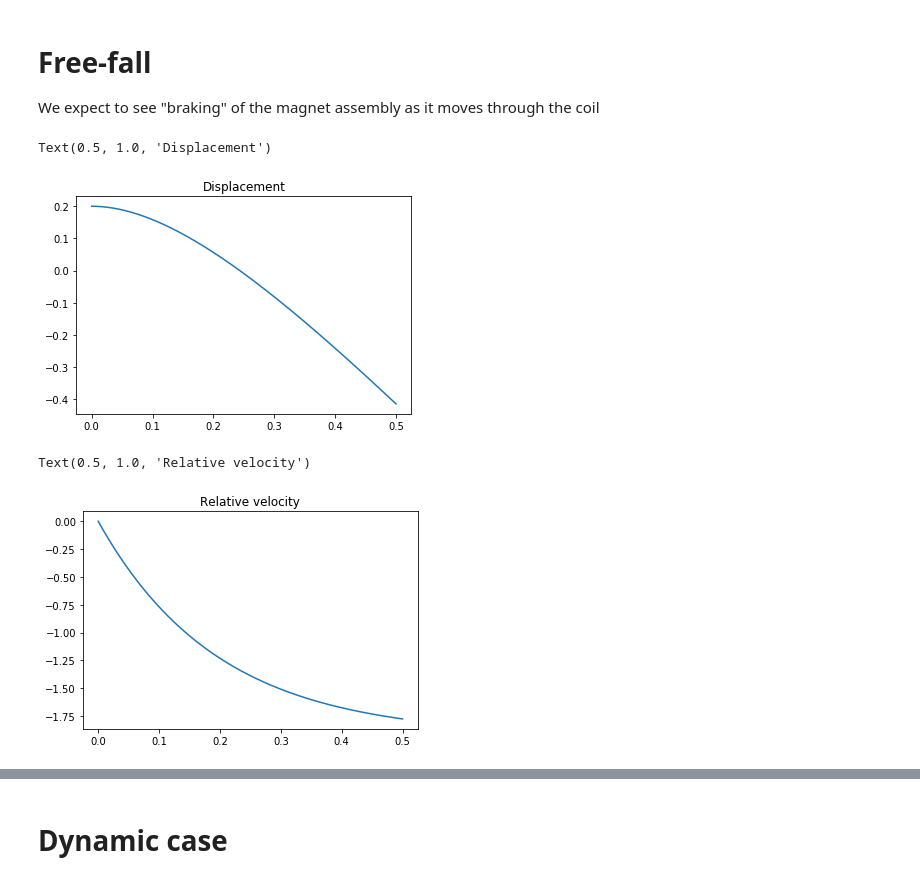
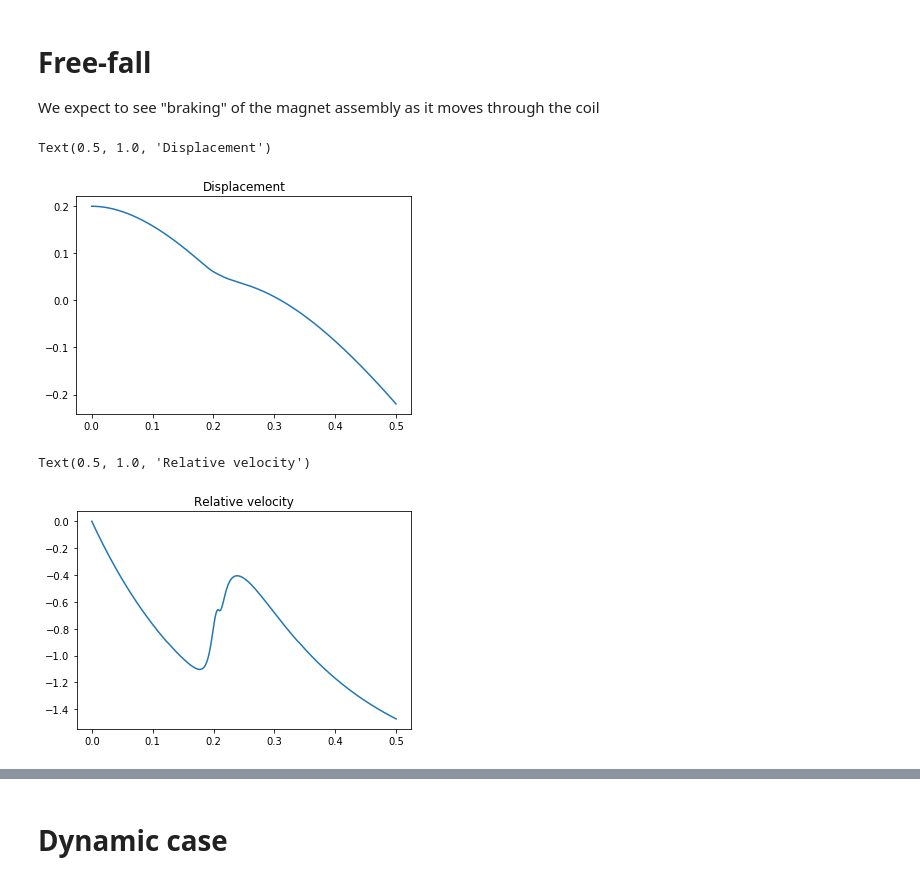
Before and after one commit to mnicstruwig/FlexibleFluxSimulator, a Jupyter notebook: notebooks/2018-11-16-Prototype-Unified-ODE.ipynb, the cells around one changed output, grey strips where cells are left out. Saved outputs shown, nothing was run; the diff lists cells and outputs as text; code cells hidden in the pictures.

Commit message:
Add new electrical system and coupling.

```diff
--- a/notebooks/2018-11-16-Prototype-Unified-ODE.ipynb
+++ b/notebooks/2018-11-16-Prototype-Unified-ODE.ipynb
@@ -96,14 +140,22 @@ accelerometer_freefall.acceleration_df['z_G'] = 0.0
+# %%
+load = SimpleLoad(R=1)
+
+phi = fdb.query(winding_num_z='21', winding_num_r='101')
+z = fdb.z
+flux_model = flux_interpolate(z, phi, coil_center=0.06, mf=magnet_assembly.get_height())
+# %%
+es = ElectricalSystem(flux_model=flux_model, load_model=load)
 # %%
 kwargs = {'spring' : no_spring,
          'damper': damper,
          'input' : accelerometer_freefall,
          'magnet_assembly': magnet_assembly,
-         'flux_model': ocs.flux_model,
-         'coupling': 0.0}
+         'electrical_system': es,
+         'coupling': ConstantCoupling(0.05)}
 # %%
 psoln = solve_ivp(fun=lambda t, y: unified_ode_coupled(t, y, kwargs),
                   t_span=(0,0.5),
-                 y0=[0,0,0.20,0, 0],
+                 y0=[0,0,0.2,0, 0],
                  max_step=0.001)
 # %%
 x1 = psoln.y[0, :]  # Tube displacement
@@ -118,17 +170,17 @@ x_relative_displacement = x3 - x1
 x_relative_velocity = x4 - x2
 # %%
 import matplotlib.pyplot as plt
-plt.plot(t, x3-x1)  # displacement
+plt.plot(t, x_relative_displacement)  # displacement
 plt.title('Displacement')
 # %% [output]
 Text(0.5, 1.0, 'Displacement')
-[figure, old version]
+[figure, new version]
 # %%
-plt.plot(t, x4-x2)
+plt.plot(t, x_relative_velocity)
 plt.title('Relative velocity')
 # %% [output]
 Text(0.5, 1.0, 'Relative velocity')
-[figure, old version]
+[figure, new version]
 # %%
 plt.plot(psoln.t, np.gradient(x5)/np.gradient(psoln.t))
 plt.title('EMF')
```
Also changed, not shown: parts of 21 cells of this notebook, 9 other files.
